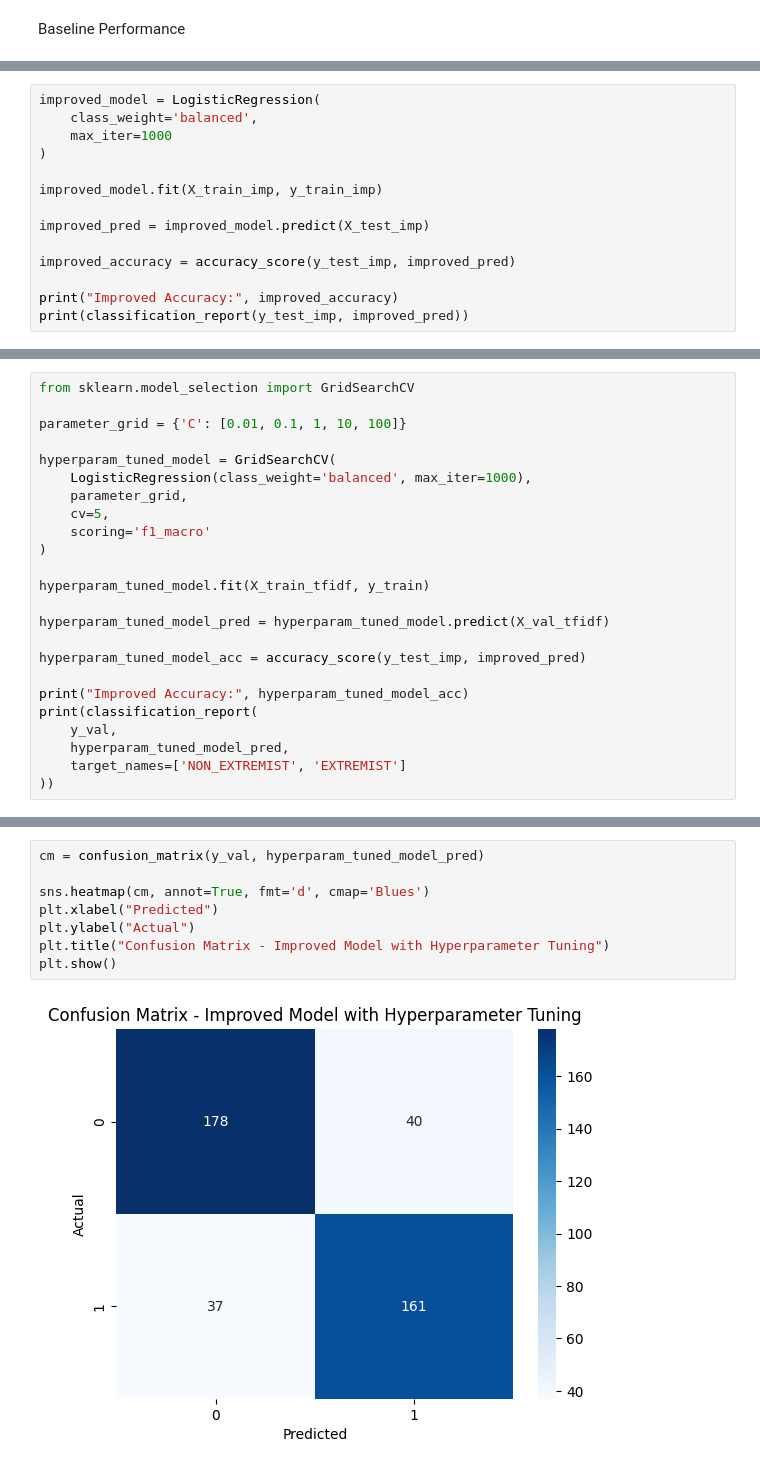
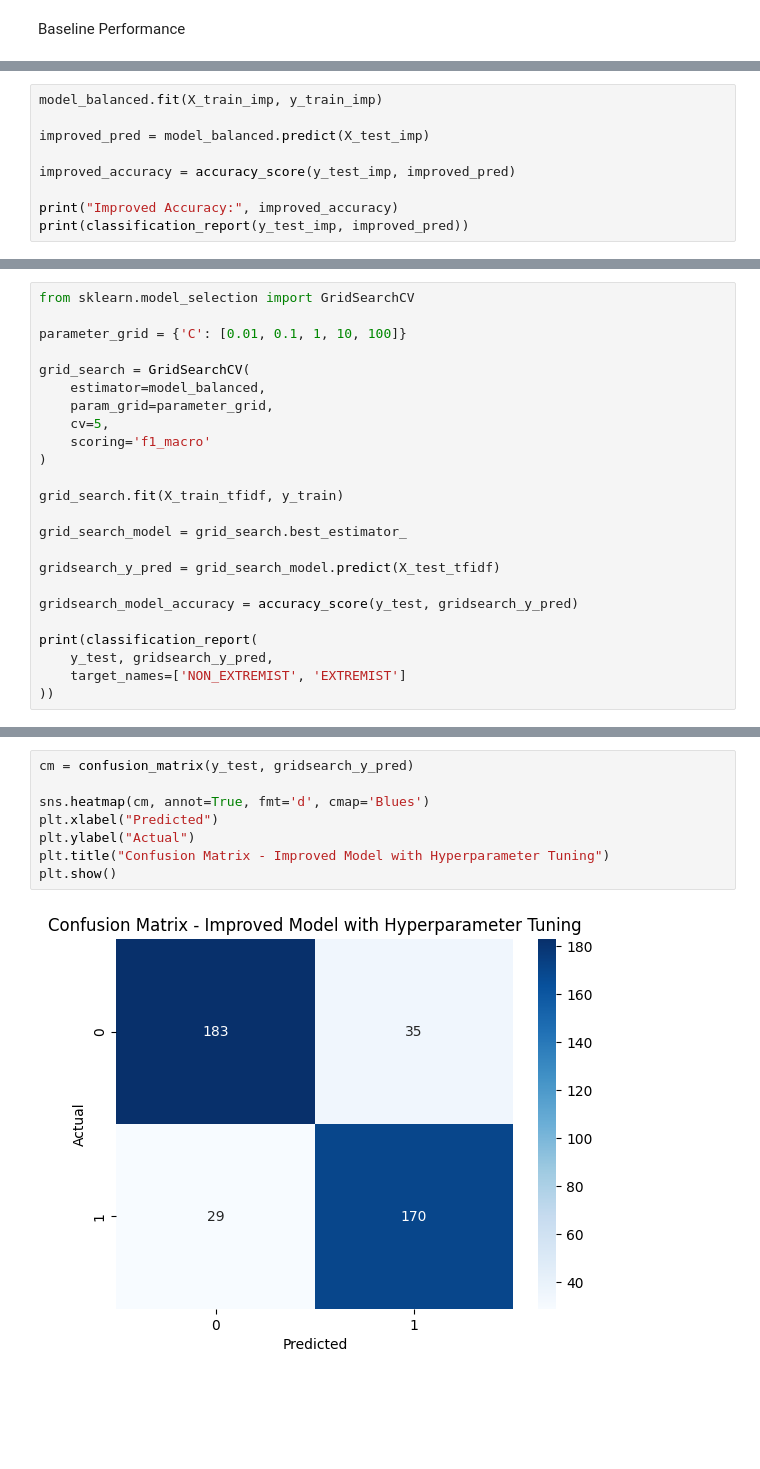
Before and after one commit to Onitsiky/MBD-Assignment-2, a Jupyter notebook: MBD_Assignment_2.ipynb, the cells around one changed output, grey strips where cells are left out. Saved outputs shown, nothing was run; the diff lists cells and outputs as text; blank space fills up the shorter version.

```diff
--- a/MBD_Assignment_2.ipynb
+++ b/MBD_Assignment_2.ipynb
@@ -933,12 +1008,7 @@ Training The Improved Model
 # %%
-improved_model = LogisticRegression(
-    class_weight='balanced',
-    max_iter=1000
-)
+model_balanced.fit(X_train_imp, y_train_imp)
 
-improved_model.fit(X_train_imp, y_train_imp)
-
-improved_pred = improved_model.predict(X_test_imp)
+improved_pred = model_balanced.predict(X_test_imp)
 
 improved_accuracy = accuracy_score(y_test_imp, improved_pred)
 
@@ -981,23 +1051,23 @@ from sklearn.model_selection import GridSearchCV
 
 parameter_grid = {'C': [0.01, 0.1, 1, 10, 100]}
 
-hyperparam_tuned_model = GridSearchCV(
-    LogisticRegression(class_weight='balanced', max_iter=1000),
-    parameter_grid,
+grid_search = GridSearchCV(
+    estimator=model_balanced,
+    param_grid=parameter_grid,
     cv=5,
     scoring='f1_macro'
 )
 
-hyperparam_tuned_model.fit(X_train_tfidf, y_train)
+grid_search.fit(X_train_tfidf, y_train)
 
-hyperparam_tuned_model_pred = hyperparam_tuned_model.predict(X_val_tfidf)
+grid_search_model = grid_search.best_estimator_
 
-hyperparam_tuned_model_acc = accuracy_score(y_test_imp, improved_pred)
+gridsearch_y_pred = grid_search_model.predict(X_test_tfidf)
 
-print("Improved Accuracy:", hyperparam_tuned_model_acc)
+gridsearch_model_accuracy = accuracy_score(y_test, gridsearch_y_pred)
+
 print(classification_report(
-    y_val,
-    hyperparam_tuned_model_pred,
+    y_test, gridsearch_y_pred,
     target_names=['NON_EXTREMIST', 'EXTREMIST']
 ))
 # %% [output]
@@ -1019,10 +1093,10 @@ Improved Accuracy: 0.8345323741007195
 # %%
-cm = confusion_matrix(y_val, hyperparam_tuned_model_pred)
+cm = confusion_matrix(y_test, gridsearch_y_pred)
 
 sns.heatmap(cm, annot=True, fmt='d', cmap='Blues')
 plt.xlabel("Predicted")
 plt.ylabel("Actual")
 plt.title("Confusion Matrix - Improved Model with Hyperparameter Tuning")
 plt.show()
 # %% [output]
-[figure, old version]
+[figure, new version]
```
Also changed, not shown: parts of 31 cells of this notebook.
